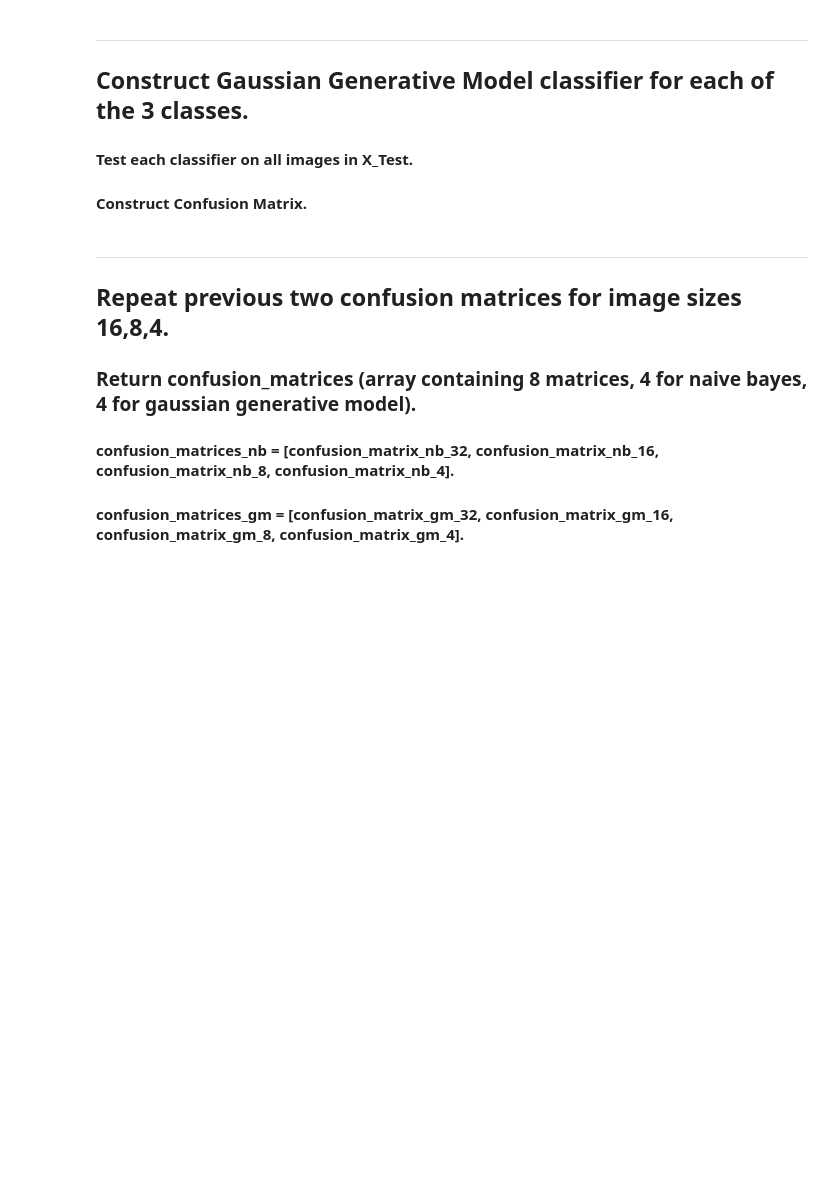
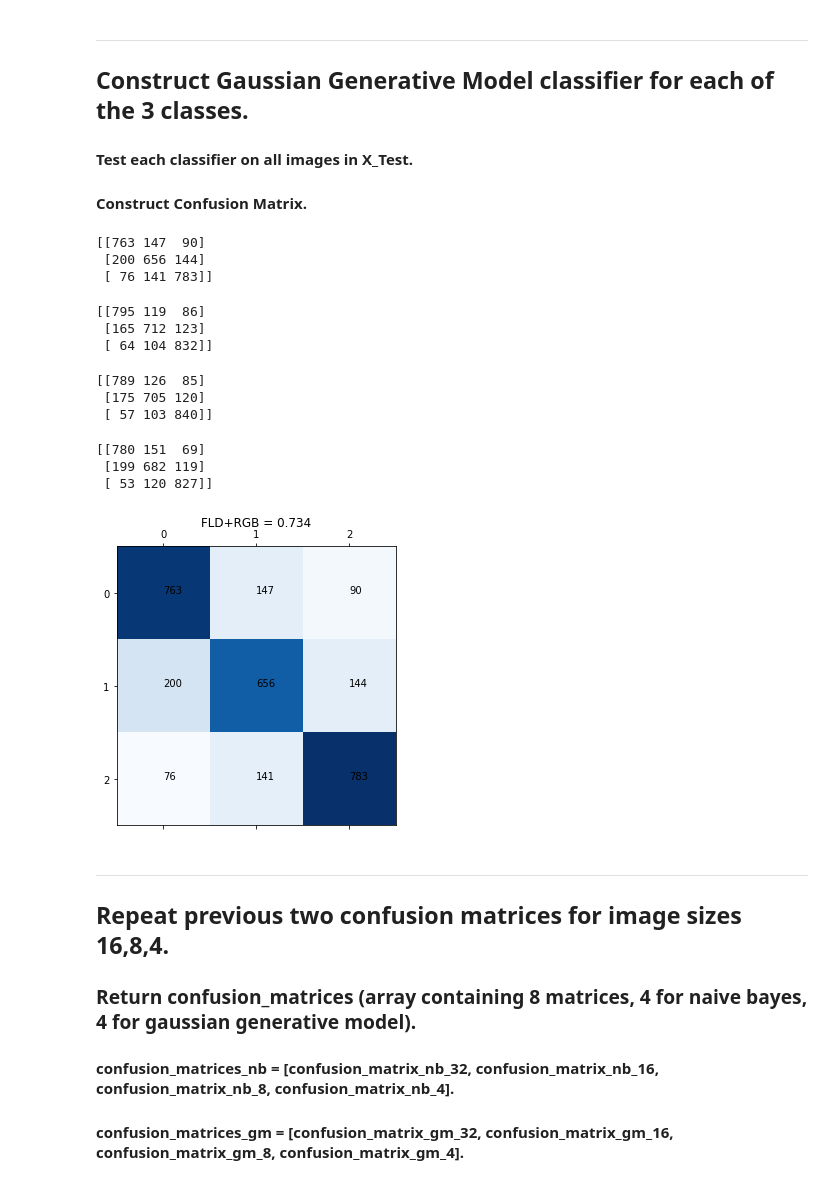
Before and after one commit to karimmerhom/machine-learning-2, a Jupyter notebook: Assignment_2.ipynb, the cells around one changed output. Saved outputs shown, nothing was run; the diff lists cells and outputs as text; code cells hidden in the pictures; blank space fills up the shorter version.

```diff
--- a/Assignment_2.ipynb
+++ b/Assignment_2.ipynb
@@ -54,0 +143,61 @@ confusion_matrices_gm = []
+# %%
+N = 5000/15000
+S1 = ((filledMatrixA - MeanAirplane).T @ (filledMatrixA - MeanAirplane))
+S2 = ((filledMatrixM - MeanAuto).T @ (filledMatrixM - MeanAuto))
+S3 = ((filledMatrixF - MeanFrog).T @ (filledMatrixF - MeanFrog))
+S1.shape
+covariance = N * (S1 + S2 + S3)
+invCov = np.linalg.pinv(covariance)
+probgAir = np.zeros((3000,1))
+for i in range(0,3000):
+    temp = Test_X[i].reshape(-1,1).T - MeanAirplane.reshape(-1,1).T
+    pgAir = (temp @ invCov @ temp.T)
+    probgAir[i] = np.exp((pgAir* -0.5))
+
+probgCar = np.zeros((3000,1))
+for i in range(0,3000):
+    temp = Test_X[i].reshape(-1,1).T - MeanAuto.reshape(-1,1).T
+    pgCar = (temp @ invCov @ temp.T)
+    probgCar[i] = np.exp((pgCar* -0.5))
+
+probgFrog = np.zeros((3000,1))
+for i in range(0,3000):
+    temp = Test_X[i].reshape(-1,1).T - MeanFrog.reshape(-1,1).T
+    pgFrog = (temp @ invCov @ temp.T)
+    probgFrog[i] = np.exp((pgFrog* -0.5))
+# %%
+gaussianTest = np.concatenate((probgAir,probgCar,probgFrog), axis=1)
+confusion_matrix32gm = classifier(gaussianTest)
+confusion_matrix32gm = np.matrix(classifier(gaussianTest))
+print(confusion_matrix32gm)
+# %% [output]
+[[763 147  90]
+ [200 656 144]
+ [ 76 141 783]]
+# %%
+gaussianTest16gm = np.concatenate((probgAir,probgCar,probgFrog), axis=1)
+confusion_matrix16gm = classifier(gaussianTest16gm)
+confusion_matrix16gm = np.matrix(classifier(gaussianTest16gm))
+print(confusion_matrix16gm)
+# %% [output]
+[[795 119  86]
+ [165 712 123]
+ [ 64 104 832]]
+# %%
+gaussianTest8gm = np.concatenate((probgAir,probgCar,probgFrog), axis=1)
+confusion_matrix8gm = classifier(gaussianTest8gm)
+confusion_matrix8gm = np.matrix(classifier(gaussianTest8gm))
+print(confusion_matrix8gm)
+# %% [output]
+[[789 126  85]
+ [175 705 120]
+ [ 57 103 840]]
+# %%
+gaussianTest4gm = np.concatenate((probgAir,probgCar,probgFrog), axis=1)
+confusion_matrix4gm = classifier(gaussianTest4gm)
+confusion_matrix4gm = np.matrix(classifier(gaussianTest4gm))
+print(confusion_matrix4gm)
+# %% [output]
+[[780 151  69]
+ [199 682 119]
+ [ 53 120 827]]
@@ -55,3 +206,13 @@ confusion_matrices_gm = []
+# %%
+accuracy = np.diag(confusion_matrix32).sum()/gaussianTest.shape[0]
+plt.rc('figure', figsize=[5,5])
+plt.matshow(confusion_matrix32,cmap="Blues")
+plt.title('FLD+RGB = {0:0.3f}'.format(accuracy))
+for i in range(0,confusion_matrix32.shape[0]):
+    for j in range(0,confusion_matrix32.shape[1]):
+        plt.annotate(confusion_matrix32[i,j],(j,i))
+# %% [output]
+[figure, added]
 # %% [markdown]
 <hr style="border:2px solid black"> </hr>
 
```
Also changed, not shown: parts of 26 cells of this notebook.
